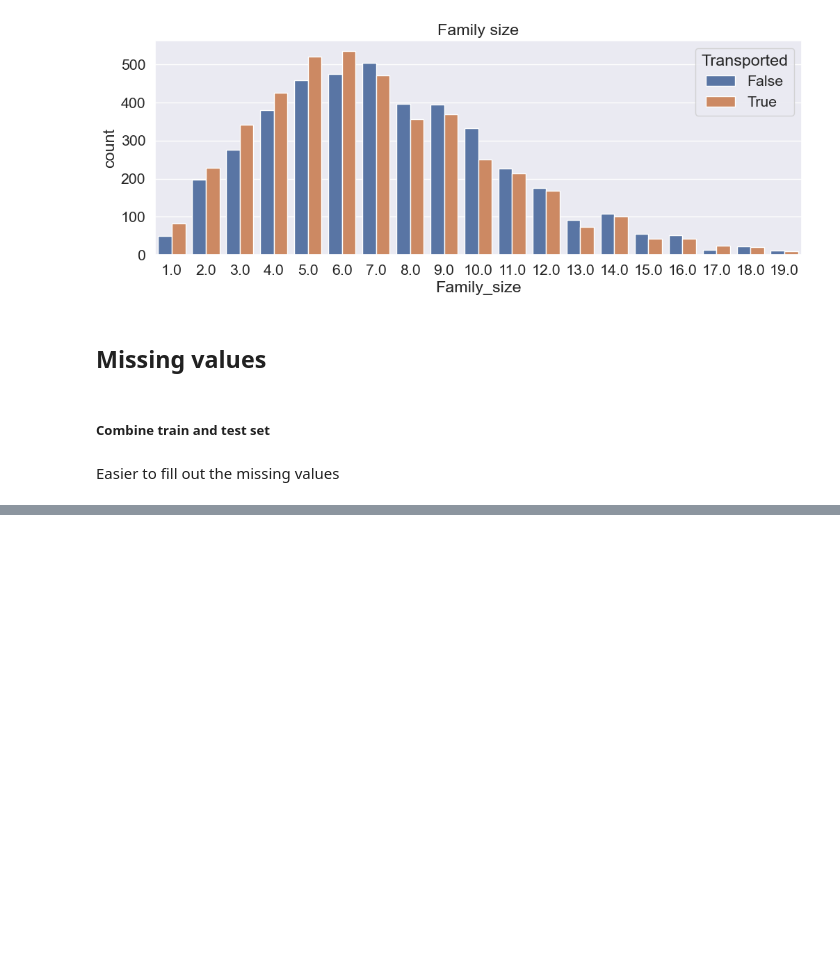
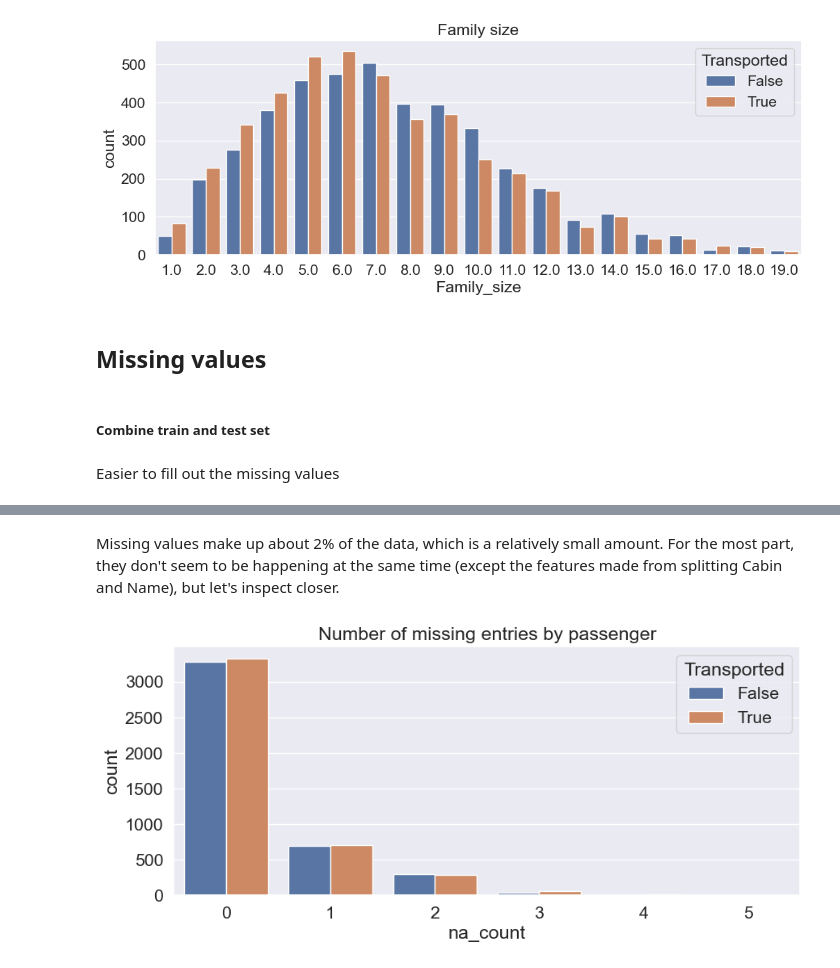
Before and after one commit to PdAlbedo/Spaceship_Titanic, a Jupyter notebook: Spaceship_Practice_Guide.ipynb, the cells around one changed output, grey strips where cells are left out. Cells and saved outputs as stored; diff of their text form; code cells hidden in the pictures; blank space fills up the shorter version.

```diff
--- a/Spaceship_Practice_Guide.ipynb
+++ b/Spaceship_Practice_Guide.ipynb
@@ -426,0 +466,11 @@ Easier to fill out the missing values
+# %% [markdown]
+Missing values make up about 2% of the data, which is a relatively small amount. For the most part, they don't seem to be happening at the same time (except the features made from splitting Cabin and Name), but let's inspect closer.
+# %%
+# Countplot of number of missing values by passenger
+train['na_count'] = train.isna().sum(axis = 1)
+plt.figure(figsize = (10, 4))
+sns.countplot(data = train, x = 'na_count', hue = 'Transported')
+plt.title('Number of missing entries by passenger')
+train.drop('na_count', axis = 1, inplace = True)
+# %% [output]
+[figure, added]
```
Also changed, not shown: parts of 9 cells of this notebook.
